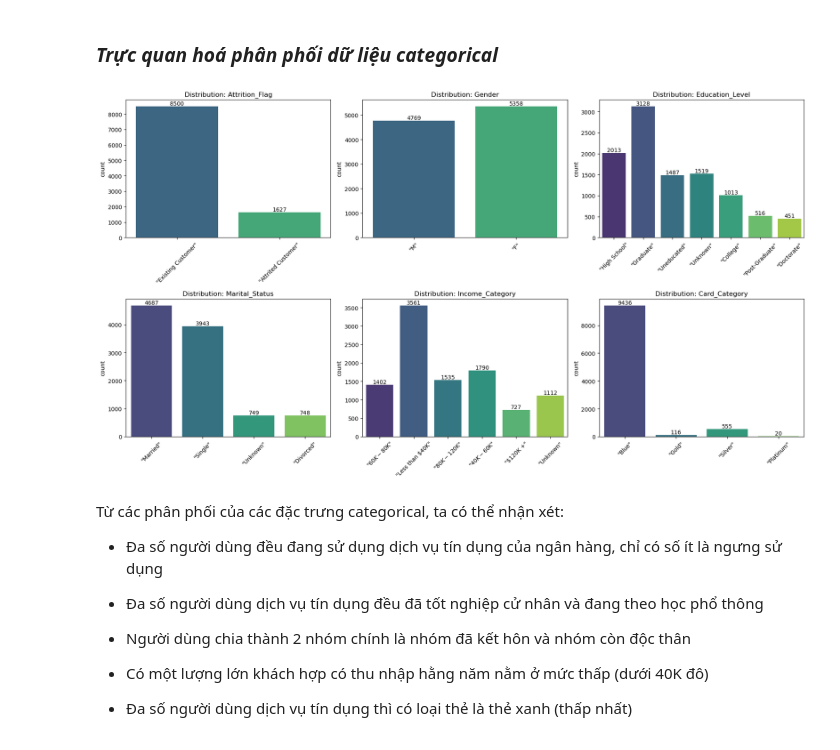
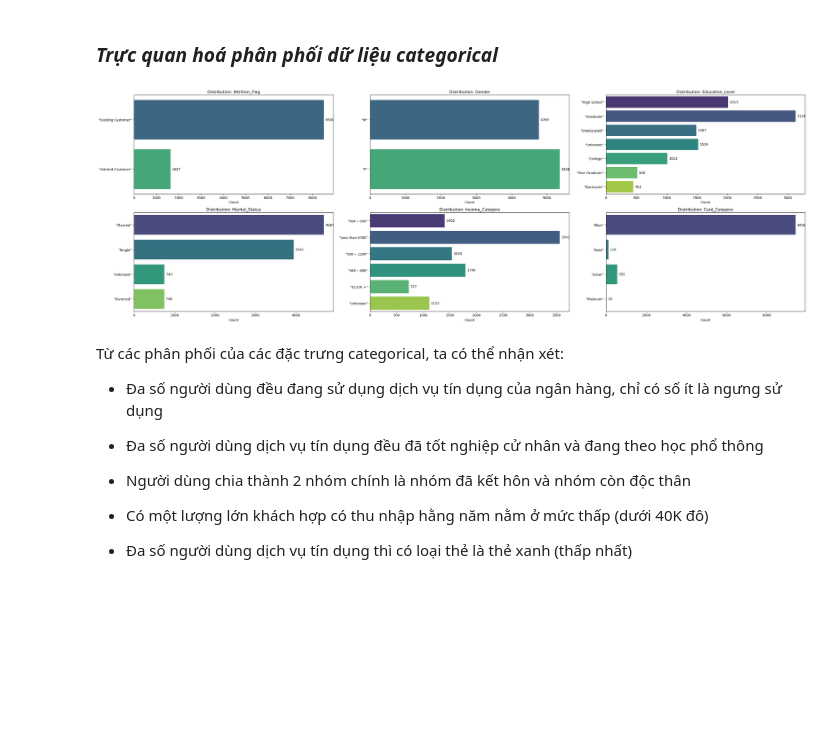
Before and after one commit to nbao0208/l2-numpy-for-data-science, a Jupyter notebook: notebooks/01_data_exploration.ipynb, the cells around one changed output. Saved outputs shown, nothing was run; the diff lists cells and outputs as text; code cells hidden in the pictures; blank space fills up the shorter version.

Commit message:
feature/data preprocessing

```diff
--- a/notebooks/01_data_exploration.ipynb
+++ b/notebooks/01_data_exploration.ipynb
@@ -320,32 +406,41 @@ Nhóm biến về trạng thái hoạt động của tài khoản.
 # %%
 n_cat = len(categorical_fields)
 n_cols = 3
 n_rows = math.ceil(n_cat / n_cols)
 
-fig, axes = plt.subplots(n_rows, n_cols, figsize=(18, 5 * n_rows))
+fig, axes = plt.subplots(n_rows, n_cols, figsize=(30, 5 * n_rows))
 axes = axes.flatten()
 
 for i, col in enumerate(categorical_fields):
     col_data = data[col]
 
-    sns.countplot(x=col_data, hue=col_data, legend=False, ax=axes[i], palette='viridis')
+    sns.countplot(y=col_data, hue=col_data, legend=False, ax=axes[i], palette='viridis')
 
     axes[i].set_title(f'Distribution: {col}')
-    axes[i].set_xlabel('')
-    axes[i].tick_params(axis='x', rotation=45)
+    axes[i].set_ylabel('')
+    axes[i].set_xlabel('Count')
 
     for p in axes[i].patches:
-        axes[i].annotate(f'{int(p.get_height())}',
-                         (p.get_x() + p.get_width() / 2., p.get_height()),
-                         ha='center', va='bottom', fontsize=10)
+        width = p.get_width()
+
+        if math.isnan(width):
+            width = 0
+
+        axes[i].annotate(f'{int(width)}',
+                         (width, p.get_y() + p.get_height() / 2.),
+                         ha='left',
+                         va='center',
+                         fontsize=10,
+                         xytext=(5, 0),
+                         textcoords='offset points')
 
 for i in range(n_cat, len(axes)):
     fig.delaxes(axes[i])
 
 plt.tight_layout()
 plt.show()
 # %% [output]
-[figure, old version]
+[figure, new version]
 # %% [markdown]
 Từ các phân phối của các đặc trưng categorical, ta có thể nhận xét:
 
```
Also changed, not shown: parts of 8 cells of this notebook, 1 other file.
